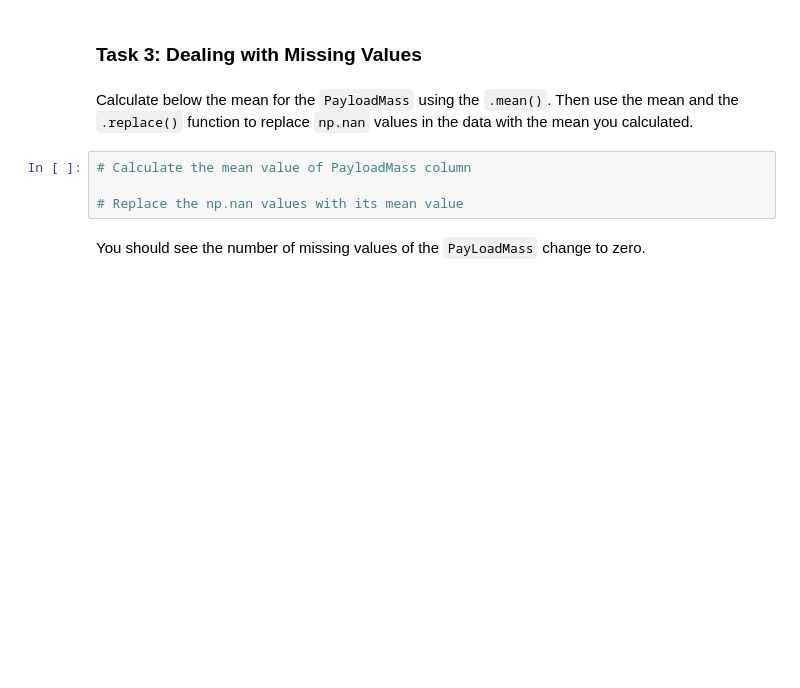
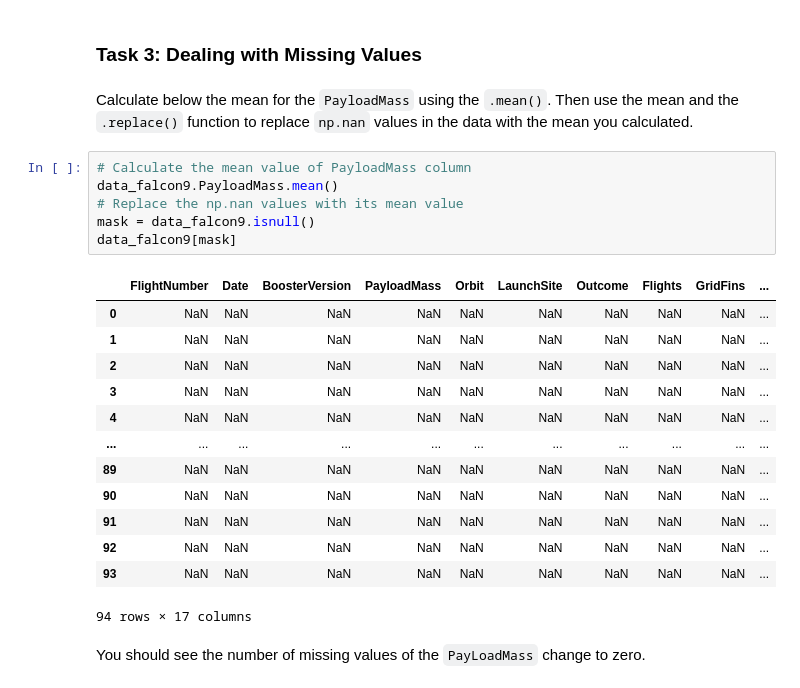
Before and after one commit to Bihnix/Applied_Data_Science_Capstone, a Jupyter notebook: Data Collection API.ipynb, the cells around one changed output. Saved outputs shown, nothing was run; the diff lists cells and outputs as text; blank space fills up the shorter version.

```diff
--- a/Data Collection API.ipynb
+++ b/Data Collection API.ipynb
@@ -312,8 +357,24 @@ Before we can continue we must deal with these missing values. The <code>Landing
 Calculate below the mean for the <code>PayloadMass</code> using the <code>.mean()</code>. Then use the mean and the <code>.replace()</code> function to replace `np.nan` values in the data with the mean you calculated.
 # %%
 # Calculate the mean value of PayloadMass column
-
+data_falcon9.PayloadMass.mean()
 # Replace the np.nan values with its mean value
+mask = data_falcon9.isnull()
+data_falcon9[mask]
+# %% [output]
+|  | FlightNumber | Date | BoosterVersion | PayloadMass | Orbit | LaunchSite | Outcome | Flights | GridFins | ... |
+| 0 | NaN | NaN | NaN | NaN | NaN | NaN | NaN | NaN | NaN | ... |
+| 1 | NaN | NaN | NaN | NaN | NaN | NaN | NaN | NaN | NaN | ... |
+| 2 | NaN | NaN | NaN | NaN | NaN | NaN | NaN | NaN | NaN | ... |
+| 3 | NaN | NaN | NaN | NaN | NaN | NaN | NaN | NaN | NaN | ... |
+| 4 | NaN | NaN | NaN | NaN | NaN | NaN | NaN | NaN | NaN | ... |
+| ... | ... | ... | ... | ... | ... | ... | ... | ... | ... | ... |
+| 89 | NaN | NaN | NaN | NaN | NaN | NaN | NaN | NaN | NaN | ... |
+| 90 | NaN | NaN | NaN | NaN | NaN | NaN | NaN | NaN | NaN | ... |
+| 91 | NaN | NaN | NaN | NaN | NaN | NaN | NaN | NaN | NaN | ... |
+| 92 | NaN | NaN | NaN | NaN | NaN | NaN | NaN | NaN | NaN | ... |
+| 93 | NaN | NaN | NaN | NaN | NaN | NaN | NaN | NaN | NaN | ... |
+94 rows × 17 columns
 # %% [markdown]
 You should see the number of missing values of the <code>PayLoadMass</code> change to zero.
 # %% [markdown]
```
Also changed, not shown: parts of 3 cells of this notebook.
